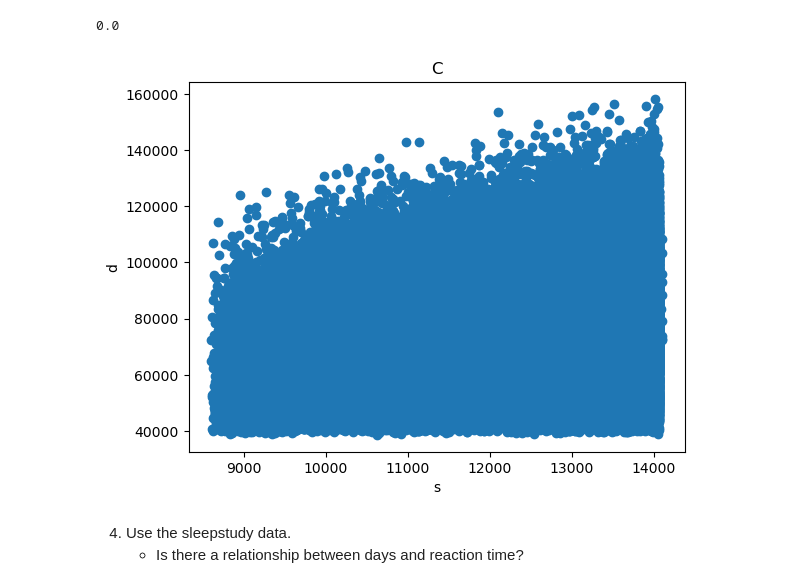
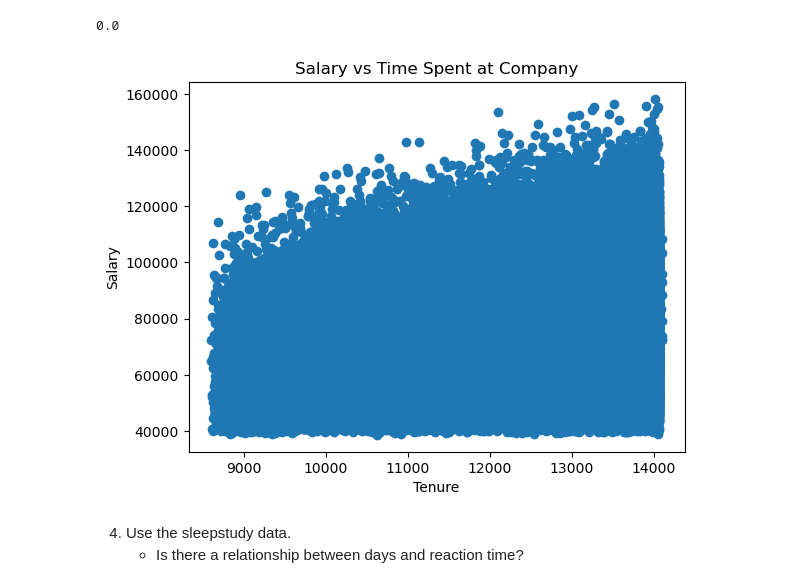
Before and after one commit to Joshua-Click/statistics-exercises, a Jupyter notebook: hypothesis_testing.ipynb, the cells around one changed output. Saved outputs shown, nothing was run; the diff lists cells and outputs as text; code cells hidden in the pictures.

```diff
--- a/hypothesis_testing.ipynb
+++ b/hypothesis_testing.ipynb
@@ -272,12 +276,12 @@ p
 0.0
 # %%
 plt.scatter(emp_sal.emp_tenure, emp_sal.salary)
-plt.title('C')
-plt.xlabel('s')
-plt.ylabel('d')
+plt.title('Salary vs Time Spent at Company')
+plt.xlabel('Tenure')
+plt.ylabel('Salary')
 plt.show()
 # %% [output]
-[figure, old version]
+[figure, new version]
 # %% [markdown]
 4. Use the sleepstudy data.
     * Is there a relationship between days and reaction time?
```
Also changed, not shown: parts of 11 cells of this notebook.
